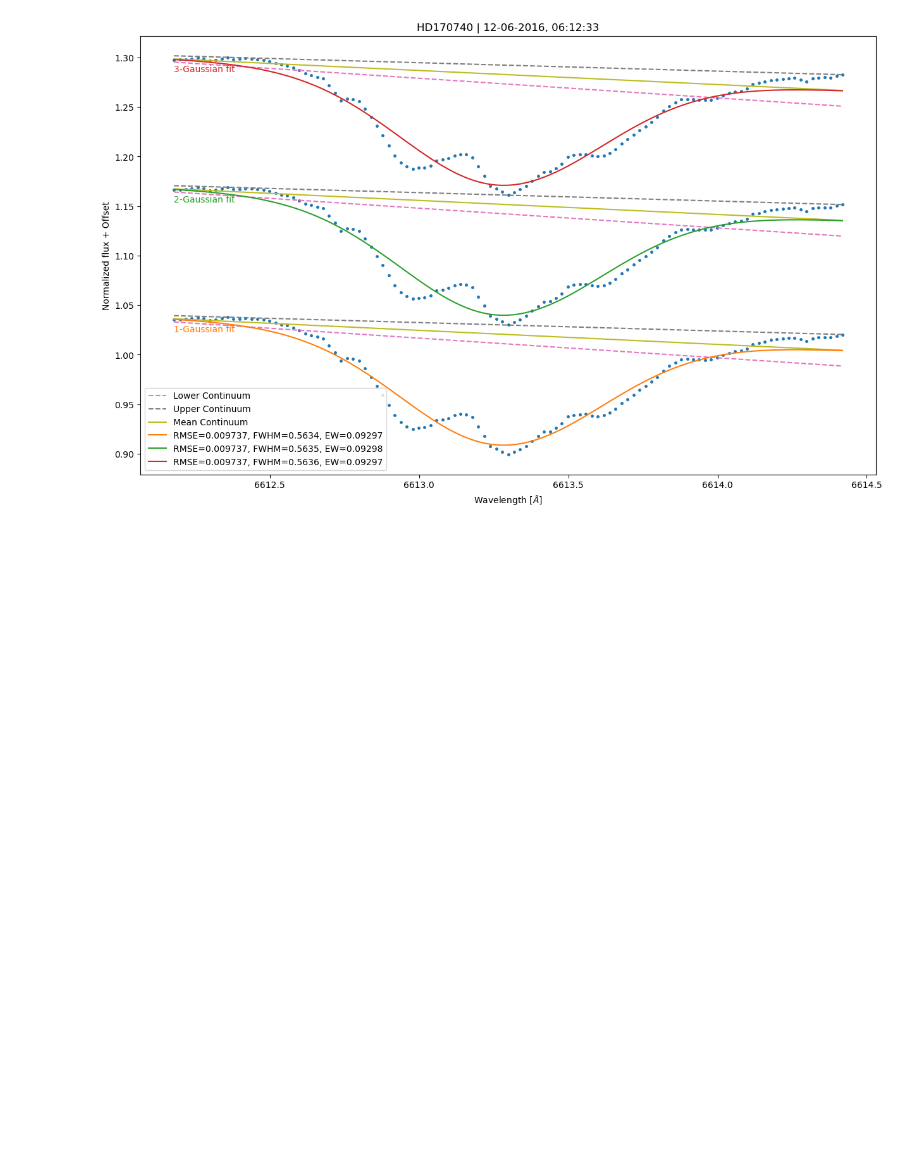
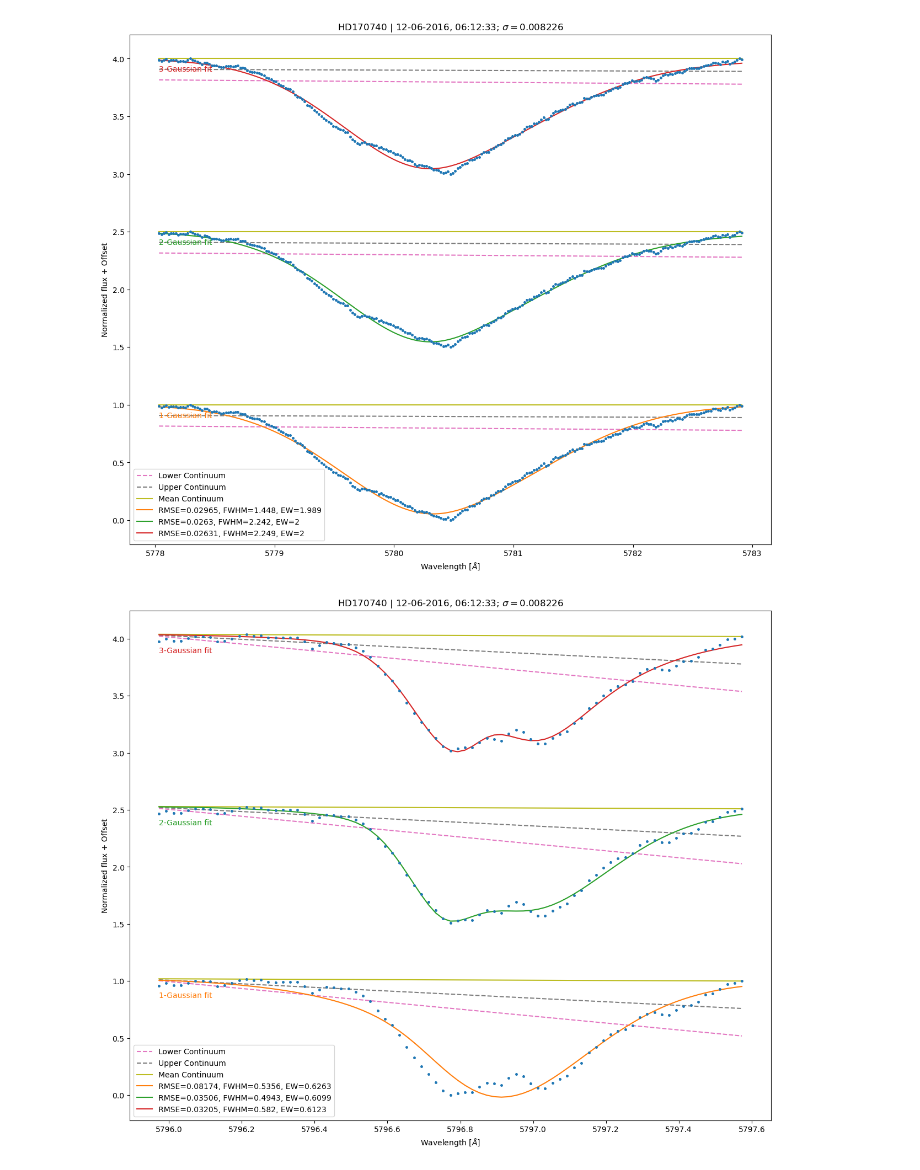
Before and after one commit to JvZeijl/brp-edibles, a Jupyter notebook: gaussian.ipynb, the cells around one changed output. Cells and saved outputs as stored; diff of their text form; code cells hidden in the pictures; blank space fills up the shorter version.

```diff
--- a/gaussian.ipynb
+++ b/gaussian.ipynb
@@ -23,12 +23,12 @@ def fit_gaussian_for_subspectrum(
     table_data: list | None = None,
     dib_slice: tuple[int, int] | None = None,
     expected_dib_centers: np.typing.NDArray | None = None,
-    tqdm_position: int = 0
+    tqdm_position: int = 0,
+    show_error = False
 ):
     wvl_max, wvl_min = np.max(subspectrum.wavelength), np.min(subspectrum.wavelength)
 
     subspectrum.remove_outliers()
-    subspectrum.normalize()
     subspectrum.correct_shift()
 
     dibs = list(subspectrum.select_dibs().items())
@@ -37,14 +37,14 @@ def fit_gaussian_for_subspectrum(
         dibs_tqdm.set_description(f'λ={wvl_min:.2f}-{wvl_max:.2f} [{center:.2f}]')
 
         # The DIB does not lie in this subspectrum or is not an expected DIB (within 2 angstrom)
-        if not wvl_min < center < wvl_max or (expected_dib_centers is not None and np.any(np.abs(expected_dib_centers - center) > 0.5)):
+        if not wvl_min < center < wvl_max or (expected_dib_centers is not None and np.all(np.abs(expected_dib_centers - center) > 0.5)):
             continue
 
         ax = None
         if create_figure:
-            _, ax = plt.subplots(1, 1, figsize=(15, 9))
+            _, ax = plt.subplots(1, 1, figsize=(15, 12))
 
-        result = subspectrum.fit_gaussian(center, bounds, ax=ax)
+        result = subspectrum.fit_gaussian(center, bounds, ax=ax, show_error=show_error)
 
         if result is None:
             continue
@@ -67,7 +67,13 @@ def fit_gaussian_for_subspectrum(
             ]))
 
 
-def fit_gaussian_for_targets(targets: list | str, expected_dib_centers: np.typing.NDArray | None = None, export = False, create_figure = False):
+def fit_gaussian_for_targets(
+    targets: list | str,
+    expected_dib_centers: np.typing.NDArray | None = None,
+    export = False,
+    create_figure = False,
+    show_error = False
+):
     headers = ['Observation date', 'Start [Å]', 'End [Å]', 'Center [Å]', 'Width', 'Amplitude', 'Skew', 'RMSE', 'FWHM [Å]', 'EW [Å]']
     table_data = []
 
@@ -81,7 +87,7 @@ def fit_gaussian_for_targets(targets: list | str, expected_dib_centers: np.typin
 
         for subspectrum in subspectra:
             targets_tqdm.set_description(f'{subspectrum.target} | {subspectrum.format_obs_date()}')
-            fit_gaussian_for_subspectrum(subspectrum, create_figure, export_data, table_data, expected_dib_centers=expected_dib_centers, tqdm_position=1)
+            fit_gaussian_for_subspectrum(subspectrum, create_figure, export_data, table_data, expected_dib_centers=expected_dib_centers, tqdm_position=1, show_error=show_error)
 
         if export:
             export_file = open(f'export/{target}_gaussians.csv', 'w+')
@@ -96,27 +102,12 @@ sp = hd185859[1]
 _ = fit_gaussian_for_subspectrum(hd185859[1], True, dib_slice=(40, 50))
 # _ = fit_gaussian_for_subspectrum(hd185859[1], True, expected_dib_centers=dib_centers_all)
 # %%
-x = FitsSpectrum('data/fits/HD170740/RED_564/HD170740_w564_n9_20160612_U.fits')
-# x_dibs = x.select_dibs()
-
-# plt.plot(x.wavelength, x.flux, '.', ms=2)
-
-# for c, (start, end) in x_dibs.items():
-#     if (diff := np.abs(c - 6613)) > 1:
-#         continue
-#     else:
-#         print(diff)
-
-#     plt.axvline(c, color='C2')
-#     plt.axvline(start, color='C3')
-#     plt.axvline(end, color='C3')
-# plt.xlim(6600, 6630)
-# plt.show()
-
 fit_gaussian_for_subspectrum(
-    x,
-    expected_dib_centers=[6613],
-    create_figure=True
+    FitsSpectrum('data/fits/HD170740/RED_564/HD170740_w564_n9_20160612_U.fits'),
+    expected_dib_centers=dib_centers_subset,
+    create_figure=True,
+    show_error=True
 )
 # %% [output]
-[figure, old version]
+[figure, new version]
+[figure, added]
```
Also changed, not shown: parts of 1 cell of this notebook, 1 other file.
